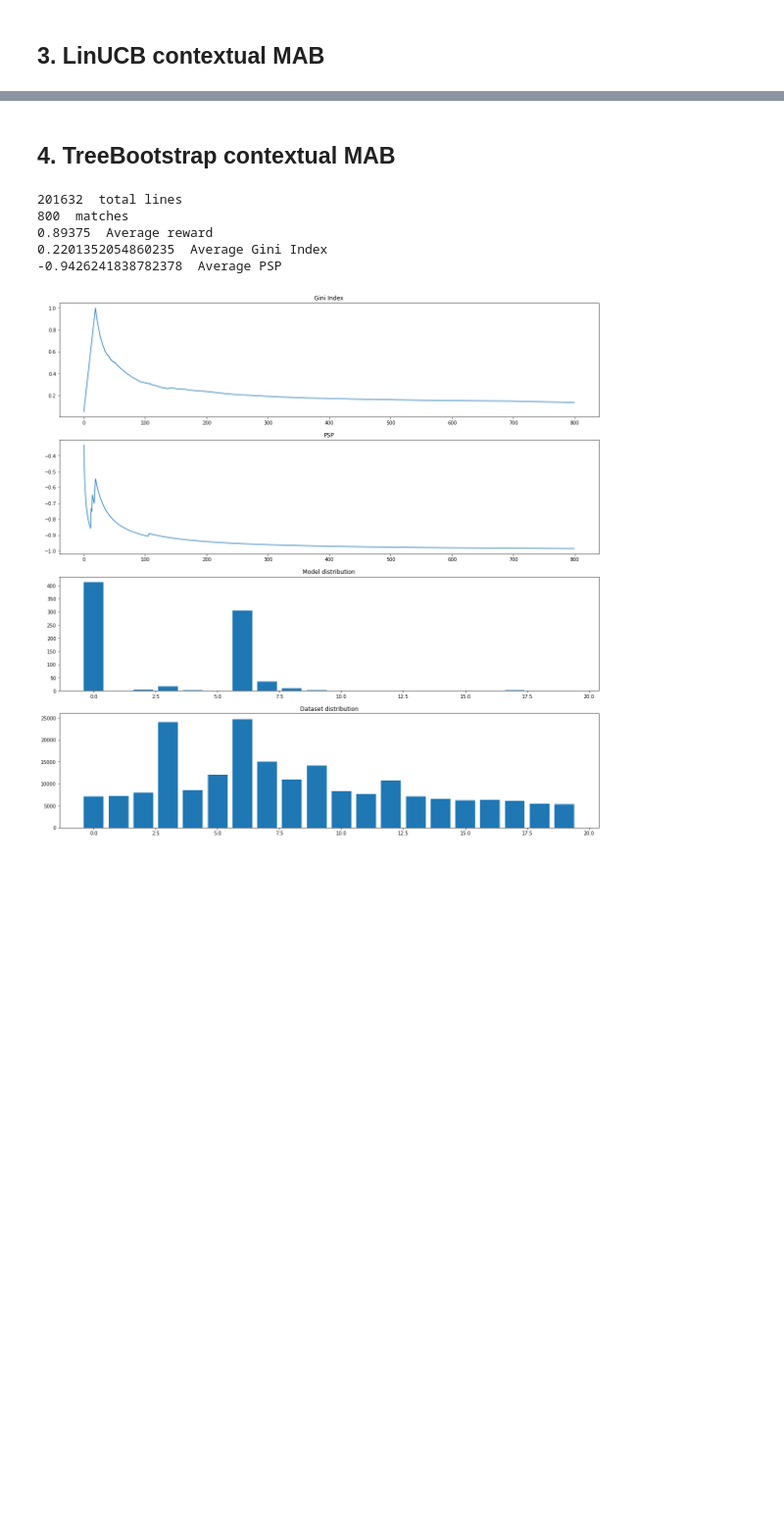
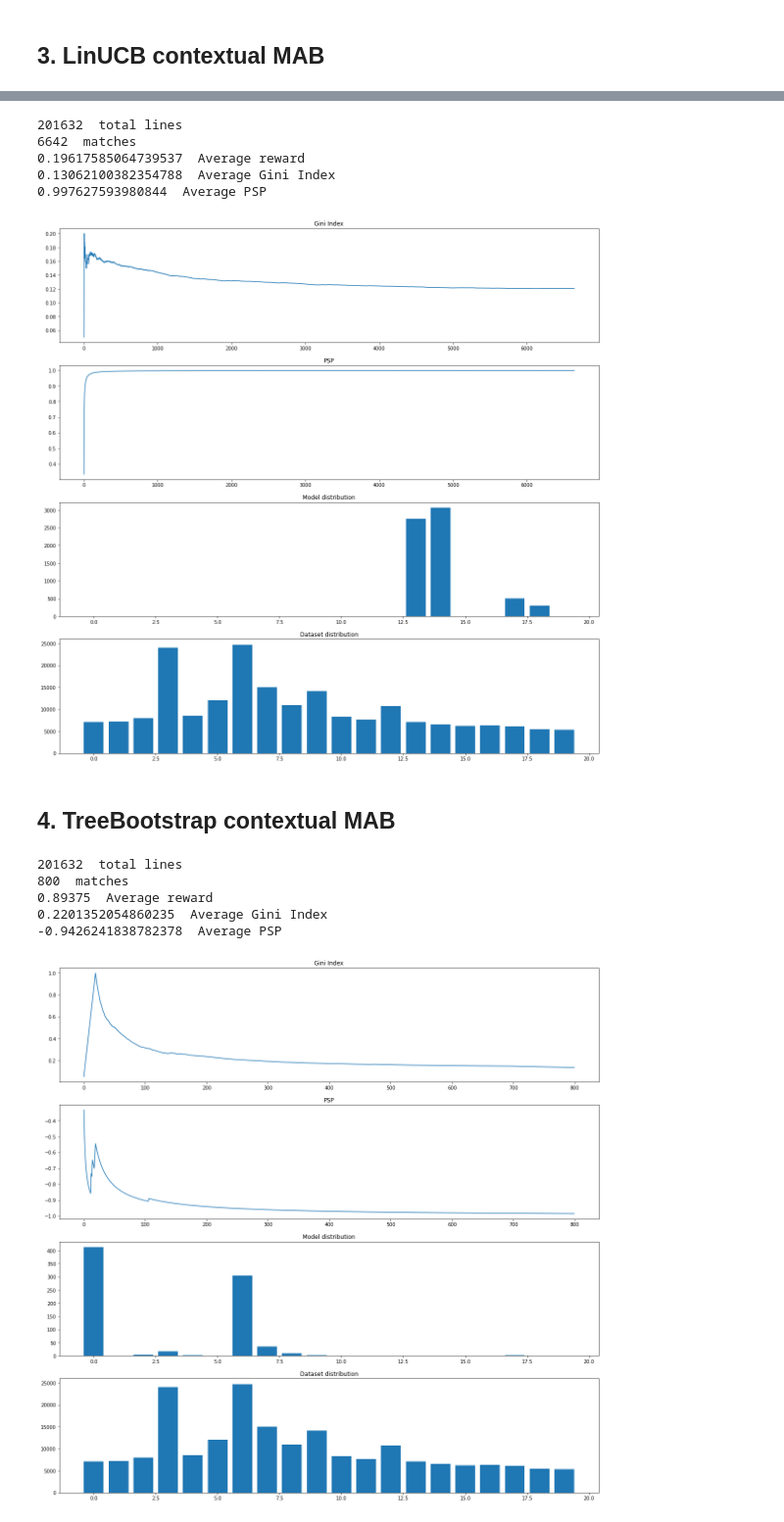
Before and after one commit to jule8198/MABRec, a Jupyter notebook: MABs.ipynb, the cells around one changed output, grey strips where cells are left out. Shown at 98% size. Saved outputs shown, nothing was run; the diff lists cells and outputs as text; code cells hidden in the pictures; blank space fills up the shorter version.

```diff
--- a/MABs.ipynb
+++ b/MABs.ipynb
@@ -605,2 +753,14 @@ evaluateMab(results_EpsGreedy, dist, psp)
+# %%
+mab = FairLinUCB(4, 1, 1.0)
+results_EpsGreedy, dist, psp = offlineEvaluate(mab, arms, rewards, contexts,None)
+# print('LinUCB average reward', np.mean(results_LinUCB))
+evaluateMab(results_EpsGreedy, dist, psp)
+# %% [output]
+201632  total lines
+6642  matches
+0.19617585064739537  Average reward
+0.13062100382354788  Average Gini Index
+0.997627593980844  Average PSP
+[figure, added]
 # %% [markdown]
 ## 4. TreeBootstrap contextual MAB
```
Also changed, not shown: parts of 12 cells of this notebook, 18 other files.
